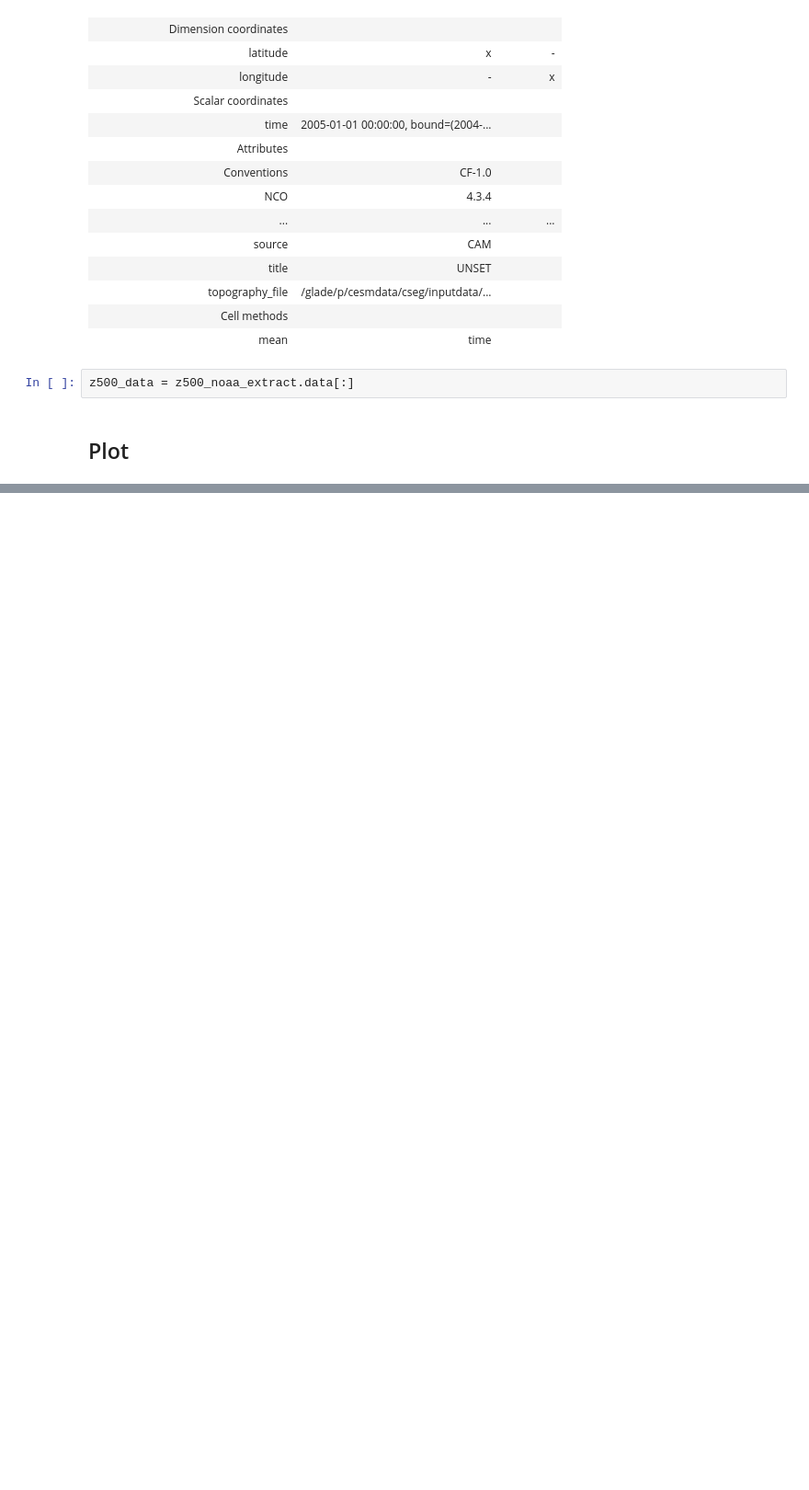
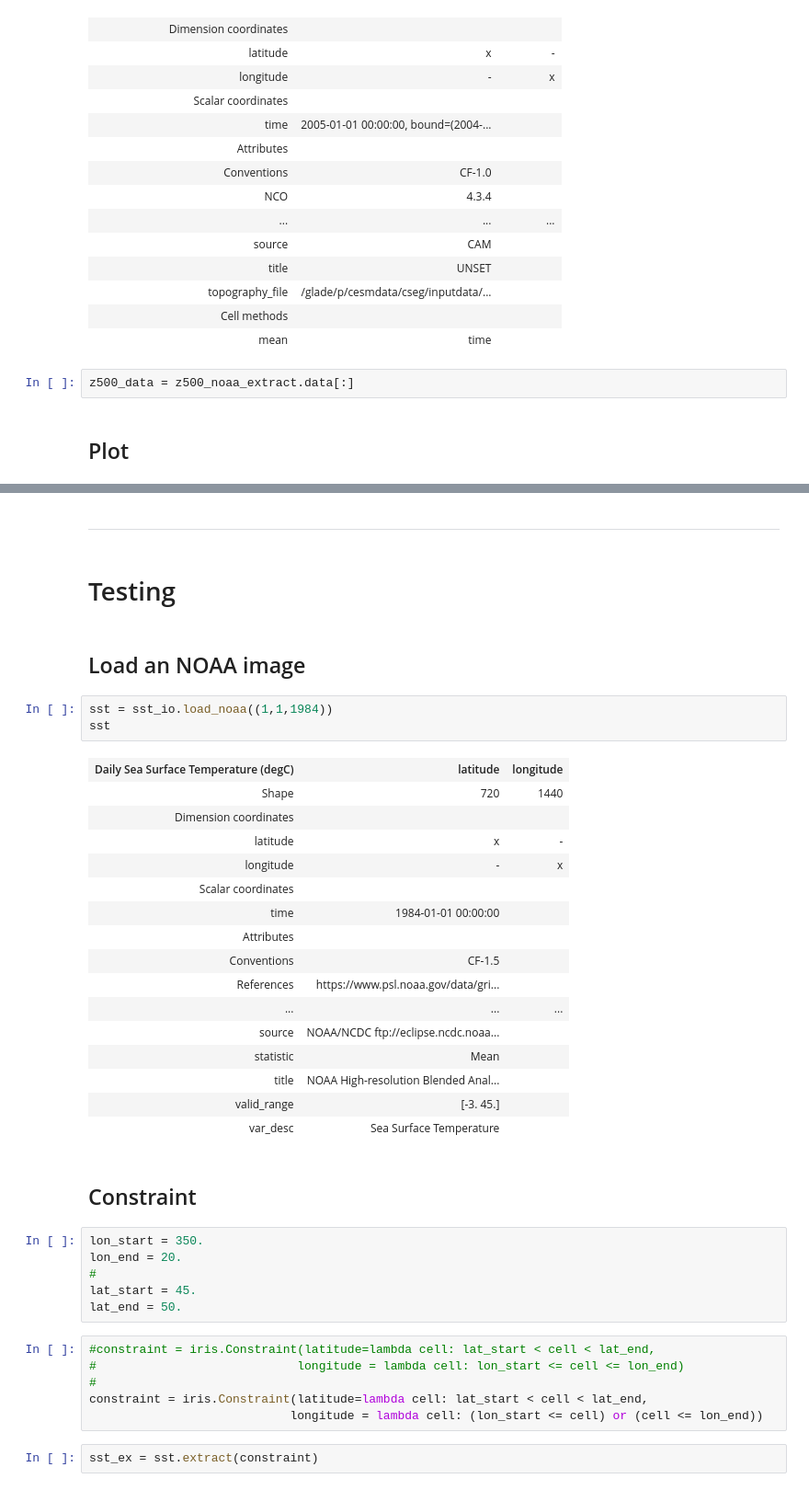
Before and after one commit to profxj/mhw_analysis, a Jupyter notebook: doc/nb/AI_MHW_images.ipynb, the cells around one changed output, grey strips where cells are left out. Shown at 92% size. Drawn from its saved outputs; the diff is of its cells as text; blank space fills up the shorter version.

```diff
--- a/doc/nb/AI_MHW_images.ipynb
+++ b/doc/nb/AI_MHW_images.ipynb
@@ -124,3 +125,45 @@ plt.show()
 # %% [output]
 [interactive output not drawn]
 [interactive output not drawn]
+# %% [markdown]
+----
+# %% [markdown]
+# Testing
+# %% [markdown]
+## Load an NOAA image
+# %%
+sst = sst_io.load_noaa((1,1,1984))
+sst
+# %% [output]
+| Daily Sea Surface Temperature (degC) | latitude | longitude |
+| Shape | 720 | 1440 |
+| Dimension coordinates |  |  |
+| latitude | x | - |
+| longitude | - | x |
+| Scalar coordinates |  |  |
+| time | 1984-01-01 00:00:00 |  |
+| Attributes |  |  |
+| Conventions | CF-1.5 |  |
+| References | https://www.psl.noaa.gov/data/gri... |  |
+| ... | ... | ... |
+| source | NOAA/NCDC ftp://eclipse.ncdc.noaa... |  |
+| statistic | Mean |  |
+| title | NOAA High-resolution Blended Anal... |  |
+| valid_range | [-3. 45.] |  |
+| var_desc | Sea Surface Temperature |  |
+# %% [markdown]
+## Constraint
+# %%
+lon_start = 350.
+lon_end = 20.
+#
+lat_start = 45.
+lat_end = 50.
+# %%
+#constraint = iris.Constraint(latitude=lambda cell: lat_start < cell < lat_end,
+#                            longitude = lambda cell: lon_start <= cell <= lon_end)
+#
+constraint = iris.Constraint(latitude=lambda cell: lat_start < cell < lat_end,
+                            longitude = lambda cell: (lon_start <= cell) or (cell <= lon_end))
+# %%
+sst_ex = sst.extract(constraint)
```
Also changed, not shown: parts of 2 cells of this notebook, 1 other file.
